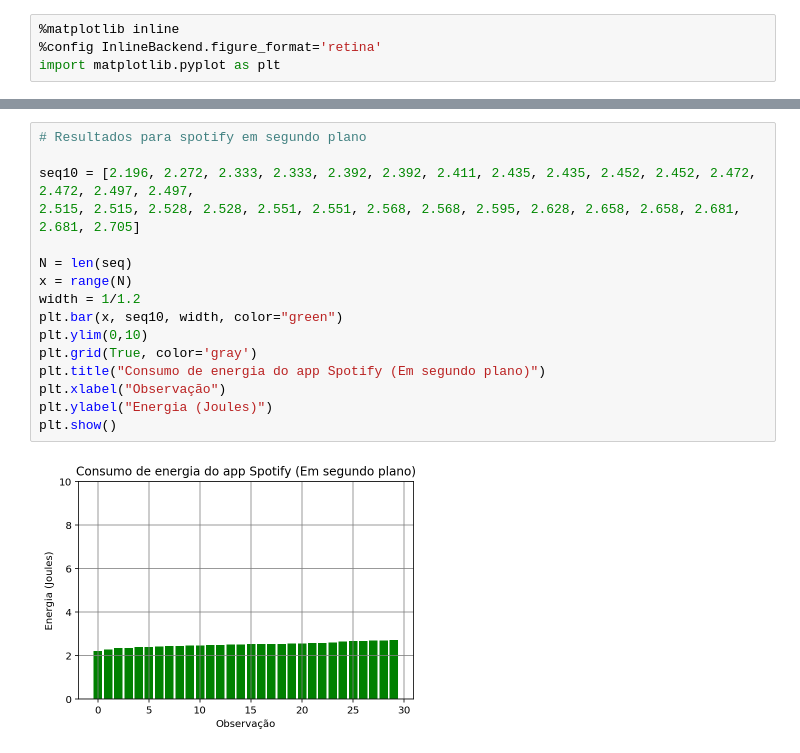
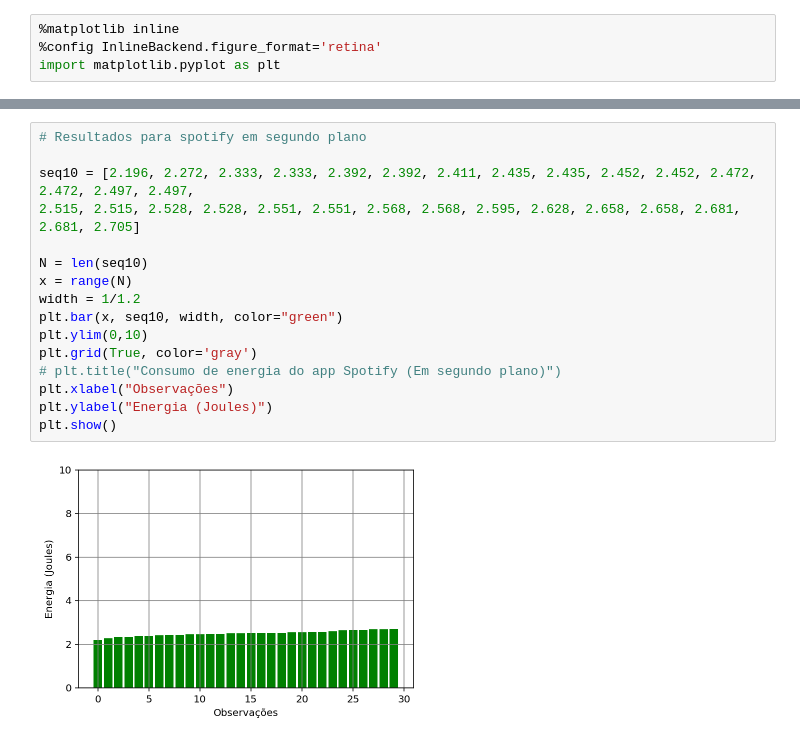
Before and after one commit to diegofsousa/MusicPlayersGraphs, a Jupyter notebook: Plots.ipynb, the cells around one changed output, grey strips where cells are left out. Saved outputs shown, nothing was run; the diff lists cells and outputs as text.

```diff
--- a/Plots.ipynb
+++ b/Plots.ipynb
@@ -63,21 +63,21 @@ plt.show()
 # %%
 # Resultados para spotify em segundo plano
 
 seq10 = [2.196, 2.272, 2.333, 2.333, 2.392, 2.392, 2.411, 2.435, 2.435, 2.452, 2.452, 2.472, 2.472, 2.497, 2.497,
 2.515, 2.515, 2.528, 2.528, 2.551, 2.551, 2.568, 2.568, 2.595, 2.628, 2.658, 2.658, 2.681, 2.681, 2.705]
 
-N = len(seq)
+N = len(seq10)
 x = range(N)
 width = 1/1.2
 plt.bar(x, seq10, width, color="green")
 plt.ylim(0,10)
 plt.grid(True, color='gray')
-plt.title("Consumo de energia do app Spotify (Em segundo plano)")
-plt.xlabel("Observação")
+# plt.title("Consumo de energia do app Spotify (Em segundo plano)")
+plt.xlabel("Observações")
 plt.ylabel("Energia (Joules)")
 plt.show()
 # %% [output]
-[figure, old version]
+[figure, new version]
 # %%
 # Resultados para deezer em segundo plano
 
```
Also changed, not shown: parts of 9 cells of this notebook, 1 other file.
